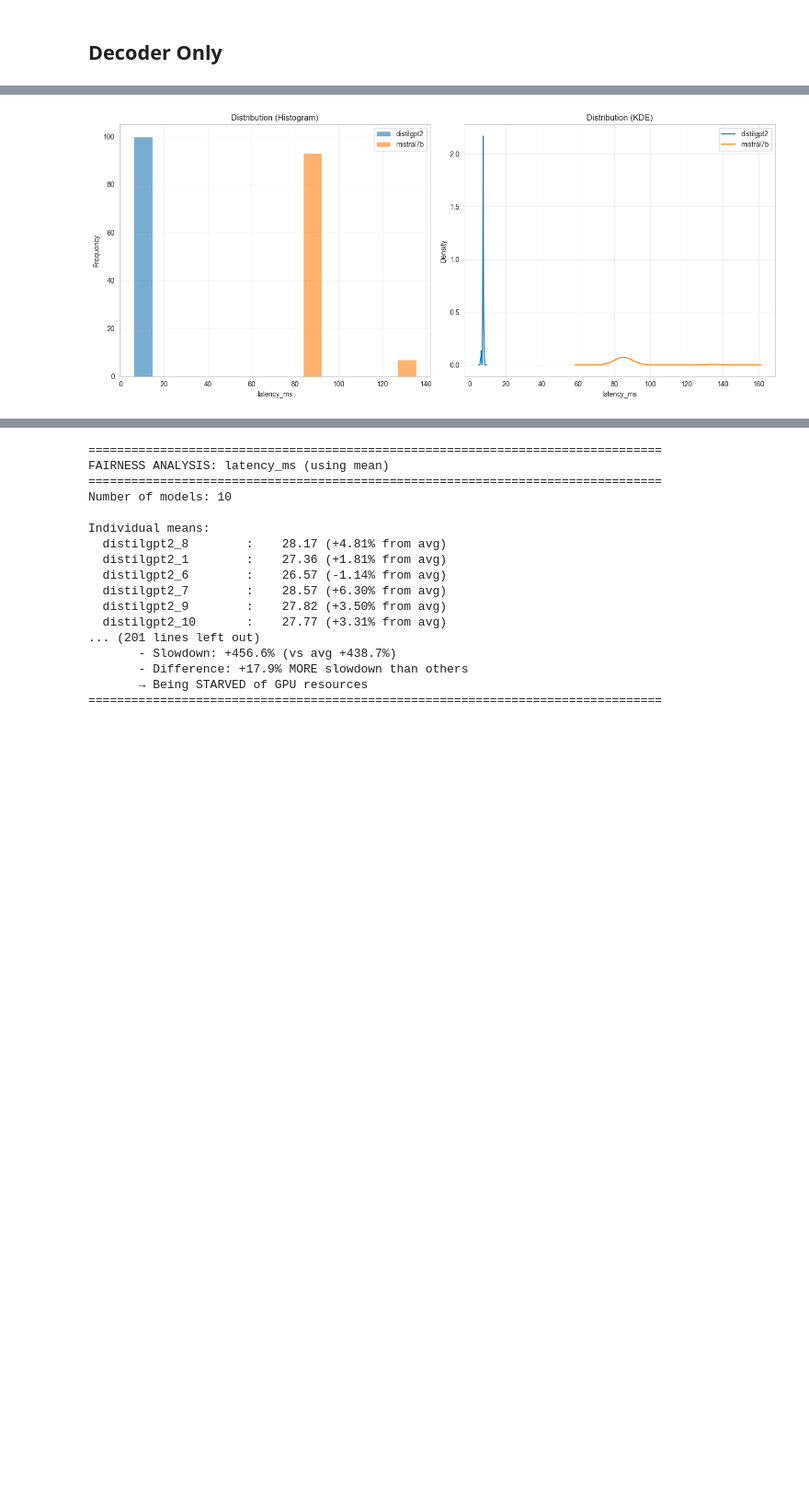
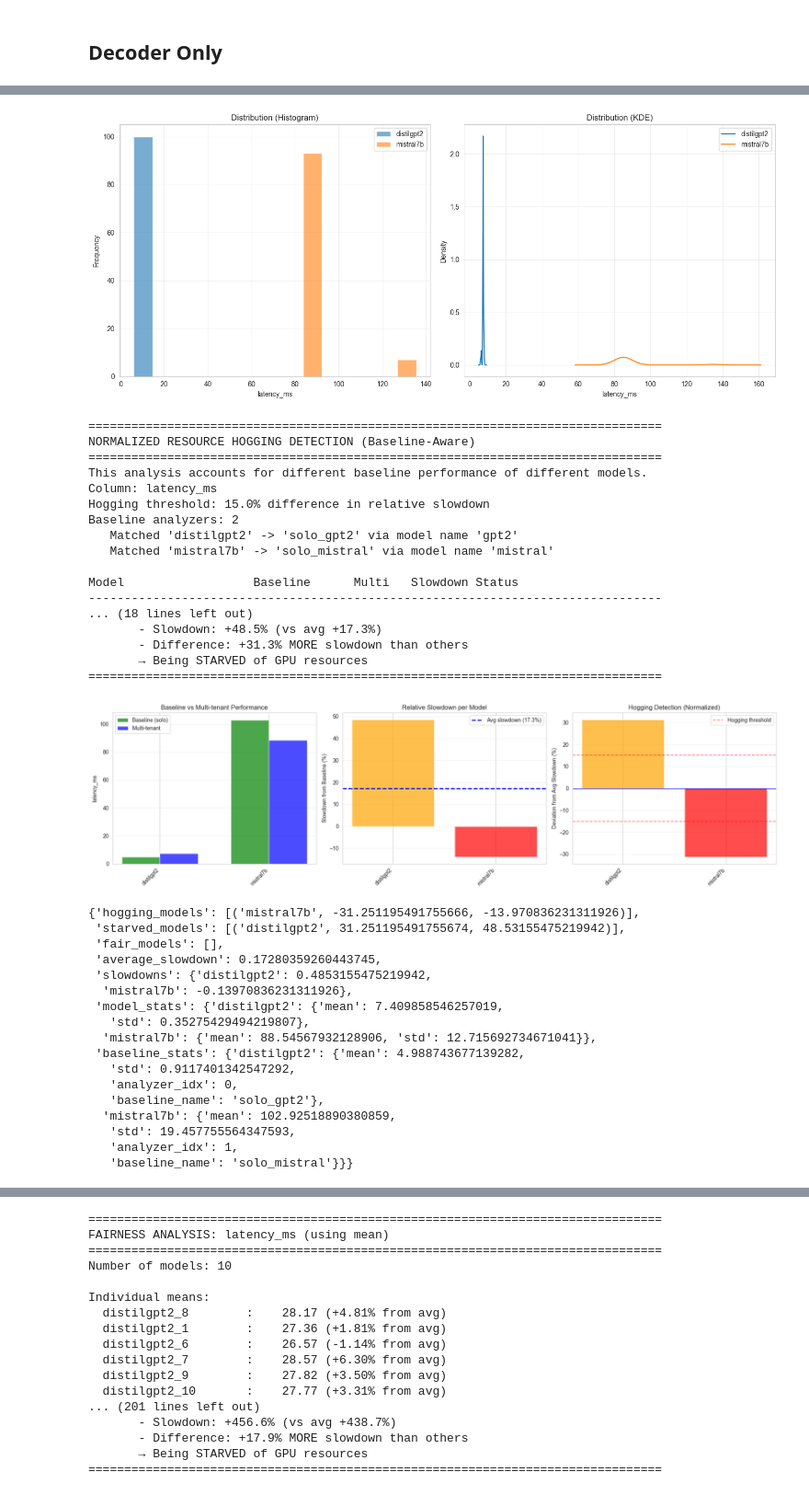
Before and after one commit to Ak33ra/15-418-final-project, a Jupyter notebook: notebooks/data_analysis.ipynb, the cells around one changed output, grey strips where cells are left out. Shown at 92% size. Saved outputs shown, nothing was run; the diff lists cells and outputs as text; code cells hidden in the pictures; blank space fills up the shorter version.

```diff
--- a/notebooks/data_analysis.ipynb
+++ b/notebooks/data_analysis.ipynb
@@ -251,18 +316,55 @@ Throughput computed with: batch_size=8, seq_len=128, tokens_per_batch=1024
 # %%
 gpt2_mistral = DataAnalyzer()
 gpt2_mistral.load_pattern("../data/distilGPT2_mistral7b/**/events.jsonl", label_extractor= lambda name : name.parent.name)
 
 gpt2_mistral.add_throughput_column(latency_column = 'latency_ms')
 
 gpt2_mistral.plot_distributions(column='latency_ms', plot_type='both', bins=15)
+gpt2_mistral.compute_statistics(column='latency_ms')
+detect_resource_hogging_normalized(gpt2_mistral, [solo_gpt2, solo_mistral])
 # %% [output]
 Loaded 103 samples from events.jsonl with columns: ['type', 'timestamp', 'model_name', 'tag', 'device', 'batch_size', 'seq_len', 'num_iters', 'num_warmup', 'config', 'iter', 'latency_ms', 'avg_ms', 'p ...
 Loaded 103 samples from events.jsonl with columns: ['type', 'timestamp', 'model_name', 'tag', 'device', 'batch_size', 'seq_len', 'num_iters', 'num_warmup', 'config', 'iter', 'latency_ms', 'avg_ms', 'p ...
 Added 'throughput' column to dataset 'distilgpt2'
 Added 'throughput' column to dataset 'mistral7b'
 
 Throughput computed with: batch_size=8, seq_len=128, tokens_per_batch=1024
 [figure]
+================================================================================
+NORMALIZED RESOURCE HOGGING DETECTION (Baseline-Aware)
+================================================================================
+This analysis accounts for different baseline performance of different models.
+Column: latency_ms
+Hogging threshold: 15.0% difference in relative slowdown
+Baseline analyzers: 2
+   Matched 'distilgpt2' -> 'solo_gpt2' via model name 'gpt2'
+   Matched 'mistral7b' -> 'solo_mistral' via model name 'mistral'
+
+Model                  Baseline      Multi   Slowdown Status
+--------------------------------------------------------------------------------
+... (18 lines left out)
+       - Slowdown: +48.5% (vs avg +17.3%)
+       - Difference: +31.3% MORE slowdown than others
+       → Being STARVED of GPU resources
+================================================================================
+[figure, added]
+{'hogging_models': [('mistral7b', -31.251195491755666, -13.970836231311926)],
+ 'starved_models': [('distilgpt2', 31.251195491755674, 48.53155475219942)],
+ 'fair_models': [],
+ 'average_slowdown': 0.17280359260443745,
+ 'slowdowns': {'distilgpt2': 0.4853155475219942,
+  'mistral7b': -0.13970836231311926},
+ 'model_stats': {'distilgpt2': {'mean': 7.409858546257019,
+   'std': 0.35275429494219807},
+  'mistral7b': {'mean': 88.54567932128906, 'std': 12.715692734671041}},
+ 'baseline_stats': {'distilgpt2': {'mean': 4.988743677139282,
+   'std': 0.9117401342547292,
+   'analyzer_idx': 0,
+   'baseline_name': 'solo_gpt2'},
+  'mistral7b': {'mean': 102.92518890380859,
+   'std': 19.457755564347593,
+   'analyzer_idx': 1,
+   'baseline_name': 'solo_mistral'}}}
 # %%
 gpt2_3_mistral = DataAnalyzer()
 gpt2_3_mistral.load_pattern("../data/3_distilgpt2_mistral7b/**/events.jsonl", label_extractor= lambda name : name.parent.name)
```
Also changed, not shown: parts of 21 cells of this notebook, 9 other files.
